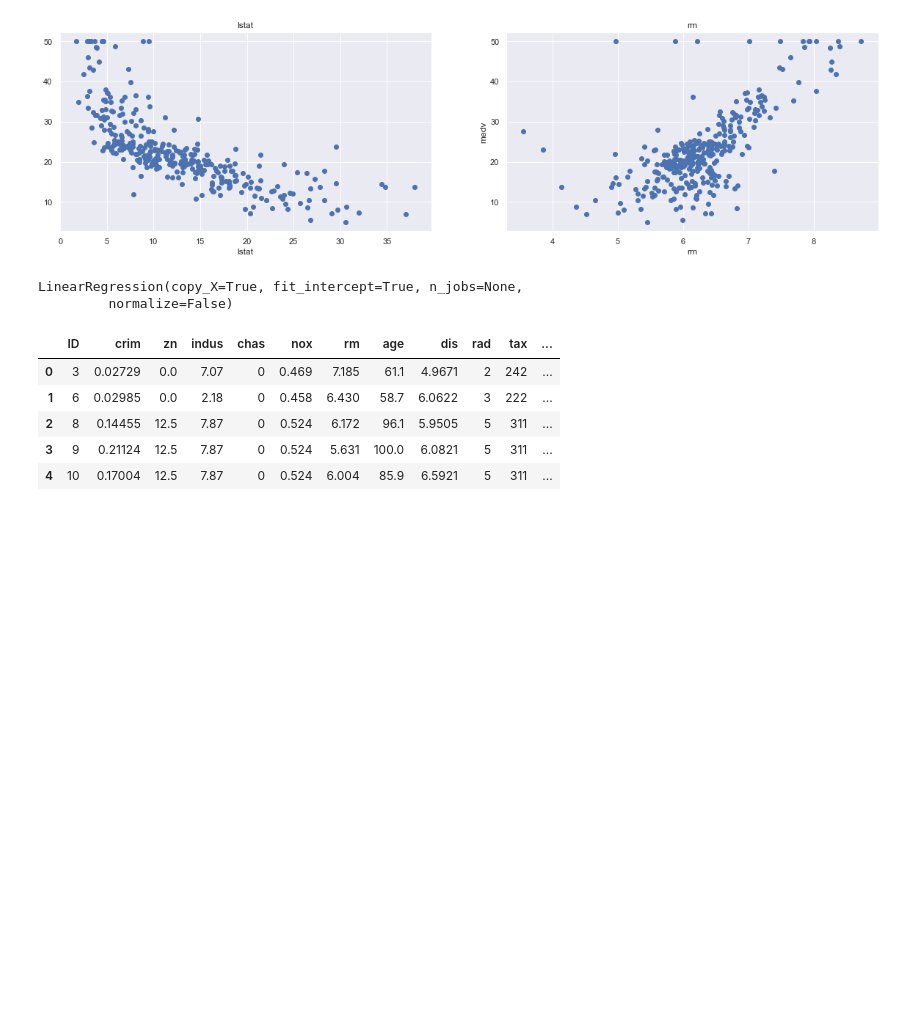
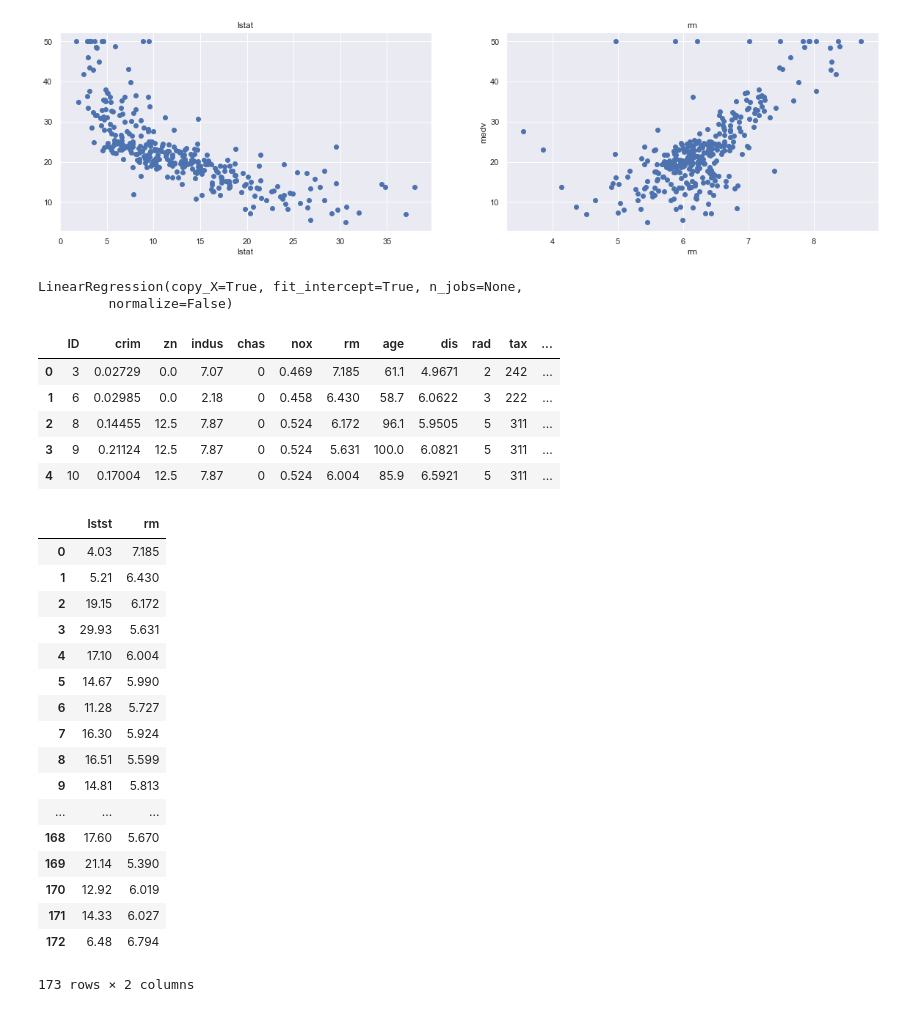
Before and after one commit to Prathamesh99/Kaggle-datasets, a Jupyter notebook: Boston housing data/Boston housing data.ipynb, the cells around one changed output. Drawn from its saved outputs; the diff is of its cells as text; code cells hidden in the pictures; blank space fills up the shorter version.

```diff
--- a/Boston housing data/Boston housing data.ipynb
+++ b/Boston housing data/Boston housing data.ipynb
@@ -138,0 +142,21 @@ test.head()
+# %%
+X_test
+# %% [output]
+|  | lstst | rm |
+| 0 | 4.03 | 7.185 |
+| 1 | 5.21 | 6.430 |
+| 2 | 19.15 | 6.172 |
+| 3 | 29.93 | 5.631 |
+| 4 | 17.10 | 6.004 |
+| 5 | 14.67 | 5.990 |
+| 6 | 11.28 | 5.727 |
+| 7 | 16.30 | 5.924 |
+| 8 | 16.51 | 5.599 |
+| 9 | 14.81 | 5.813 |
+| ... | ... | ... |
+| 168 | 17.60 | 5.670 |
+| 169 | 21.14 | 5.390 |
+| 170 | 12.92 | 6.019 |
+| 171 | 14.33 | 6.027 |
+| 172 | 6.48 | 6.794 |
+173 rows × 2 columns
```
Also changed, not shown: parts of 1 cell of this notebook, 3 other files.
